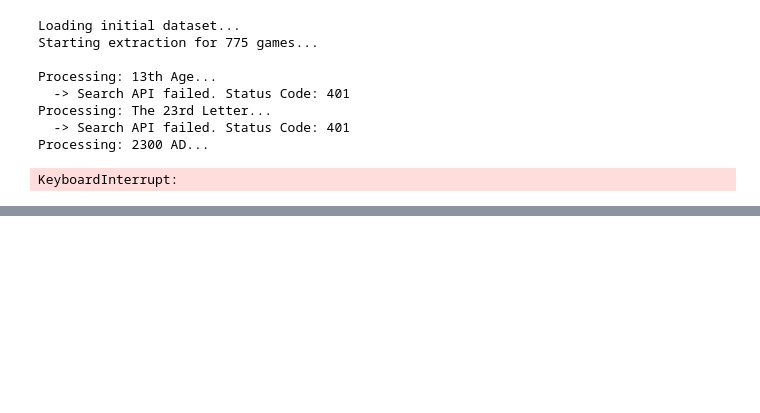
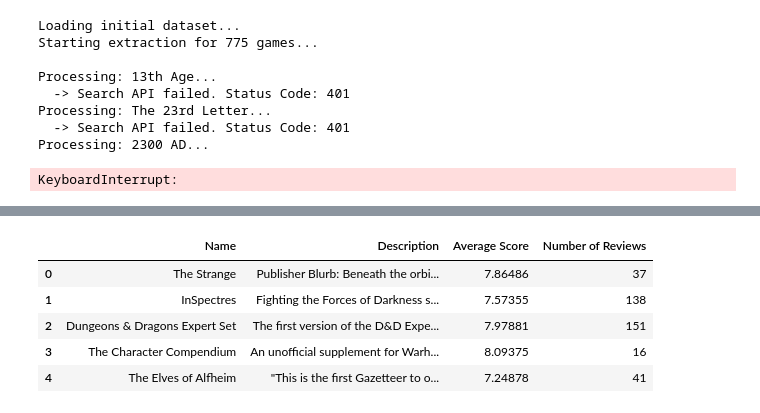
Before and after one commit to qigol/ml1-project-lt4, a Jupyter notebook: working-notebooks/marc/ttrpg_rpggeek_data.ipynb, the cells around one changed output, grey strips where cells are left out. Cells and saved outputs as stored; diff of their text form; code cells hidden in the pictures; blank space fills up the shorter version.

```diff
--- a/working-notebooks/marc/ttrpg_rpggeek_data.ipynb
+++ b/working-notebooks/marc/ttrpg_rpggeek_data.ipynb
@@ -236,0 +566,9 @@ print("\nWeb Scrape Complete! Data saved to 'ttrpg_scraped_dataset.csv'")
+# %%
+df.head()
+# %% [output]
+|  | Name | Description | Average Score | Number of Reviews |
+| 0 | The Strange | Publisher Blurb: Beneath the orbi... | 7.86486 | 37 |
+| 1 | InSpectres | Fighting the Forces of Darkness s... | 7.57355 | 138 |
+| 2 | Dungeons & Dragons Expert Set | The first version of the D&D Expe... | 7.97881 | 151 |
+| 3 | The Character Compendium | An unofficial supplement for Warh... | 8.09375 | 16 |
+| 4 | The Elves of Alfheim | "This is the first Gazetteer to o... | 7.24878 | 41 |
```
Also changed, not shown: parts of 5 cells of this notebook, 1 other file.
